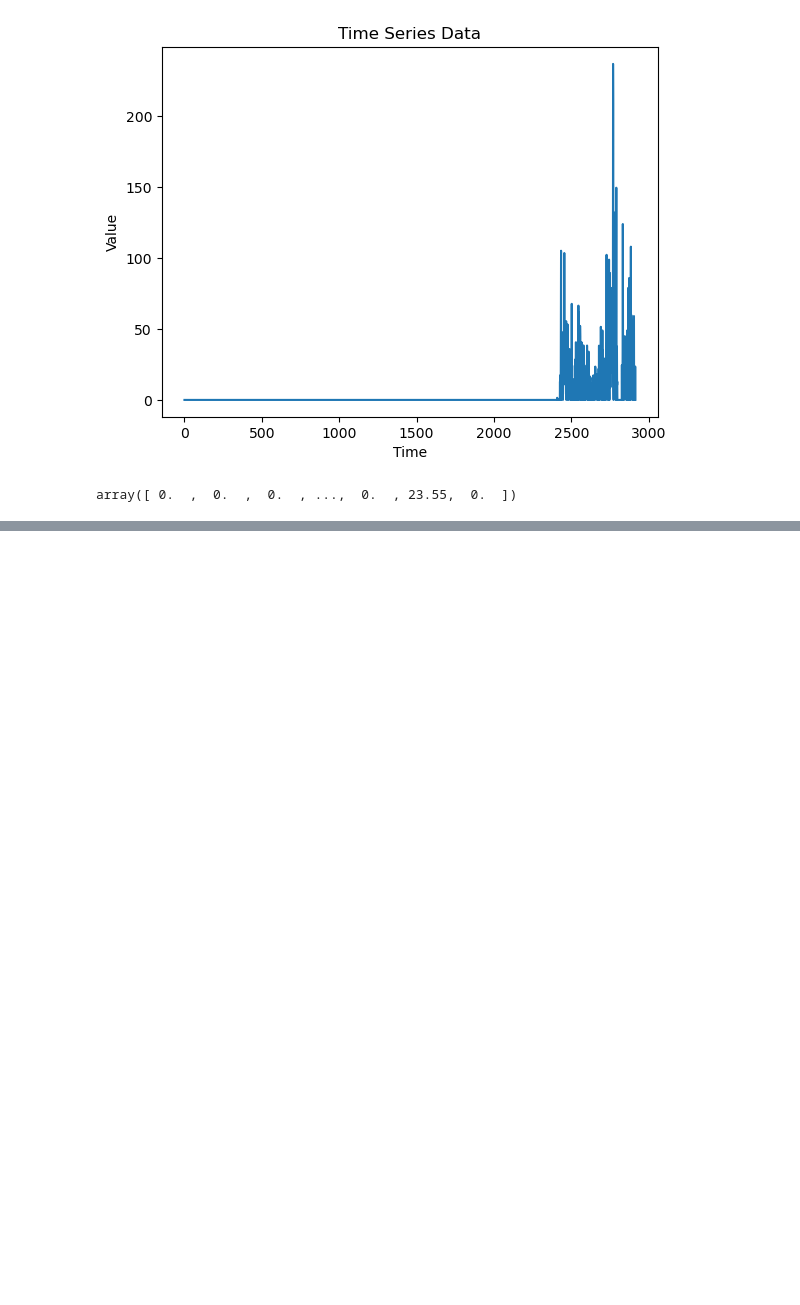
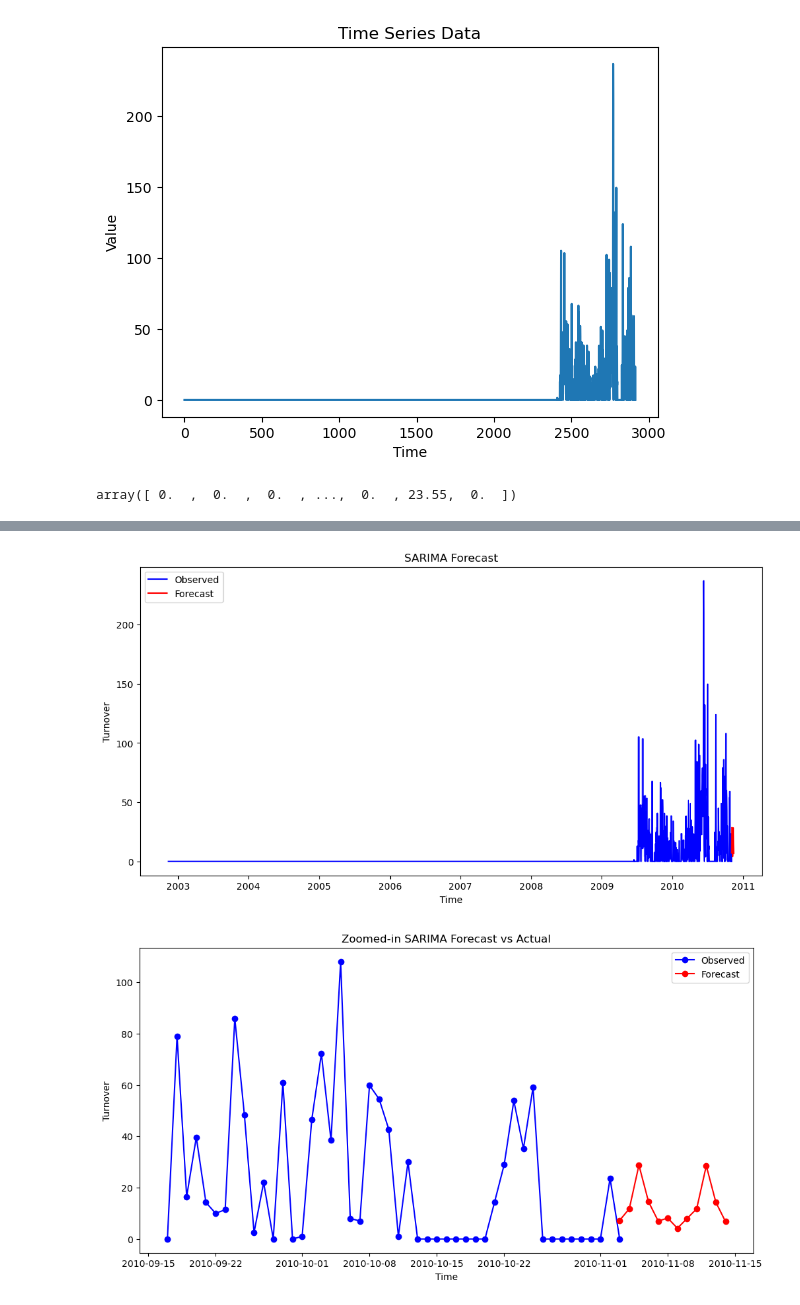
Before and after one commit to ramxbx/GamblingAddictionTimeSeriesPrediction, a Jupyter notebook: DatasetAnalysis.ipynb, the cells around one changed output, grey strips where cells are left out. Drawn from its saved outputs; the diff is of its cells as text; code cells hidden in the pictures; blank space fills up the shorter version.

```diff
--- a/DatasetAnalysis.ipynb
+++ b/DatasetAnalysis.ipynb
@@ -1100,7 +1122,7 @@ is_stationary_df['is_stationary'].value_counts()
 0      8
 Name: is_stationary, dtype: int64
 # %%
-x_single_user_turnover=user_data_3d_timeseries_stationarity_check['Turnover'][user_data_3d_timeseries_stationarity_check.index == 8933678  ]
+x_single_user_turnover=user_data_3d['Turnover'][user_data_3d.index == 8933678  ]
 x_single_user_turnover.describe
 x_single_user_turnover_ravel=x_single_user_turnover.values.ravel()
 x_single_user_turnover_ravel
@@ -1148,0 +1201,49 @@ plt.show()
+# %%
+from statsmodels.tsa.statespace.sarimax import SARIMAX
+from sklearn.preprocessing import MinMaxScaler
+import matplotlib.pyplot as plt
+import pandas as pd
+
+# Create a time index for your data
+time_index = pd.date_range(start=start_date, periods=len(x_single_user_turnover_ravel), freq=frequency)
+
+
+# Scale the data
+scaler = MinMaxScaler(feature_range=(0, 1))
+x_single_user_turnover_ravel_scaled = scaler.fit_transform(x_single_user_turnover_ravel.reshape(-1, 1))
+
+# Define the SARIMA model with seasonal difference and order
+model_sarima_monthly = SARIMAX(x_single_user_turnover_ravel_scaled, order=(1, 1, 1), seasonal_order=(1, 1, 1, 7))
+
+# Fit the model to the training data
+FITmodel_sarima_monthly = model_sarima_monthly.fit()
+
+# Forecast the test series
+FITmodel_sarima_monthly_forecast = FITmodel_sarima_monthly.forecast(steps=12)
+
+# Inverse scale the forecasted values
+FITmodel_sarima_monthly_forecast = scaler.inverse_transform(FITmodel_sarima_monthly_forecast.reshape(-1, 1)).reshape(-1)
+
+# Plot the forecast
+plt.figure(figsize=(12, 6))
+plt.plot(time_index, x_single_user_turnover_ravel, label='Observed', color='blue')
+forecast_dates = pd.date_range(start=time_index[-1], periods=12, freq=frequency)  # Adjust as needed
+plt.plot(forecast_dates, FITmodel_sarima_monthly_forecast, label='Forecast', color='red')
+plt.xlabel('Time')
+plt.ylabel('Turnover')
+plt.legend()
+plt.title('SARIMA Forecast')
+plt.show()
+
+
+plt.figure(figsize=(12, 6))
+plt.plot(time_index[-48:], x_single_user_turnover_ravel[-48:], label='Observed', color='blue', marker='o')
+plt.plot(forecast_dates, FITmodel_sarima_monthly_forecast, label='Forecast', color='red', marker='o')
+plt.xlabel('Time')
+plt.ylabel('Turnover')
+plt.legend()
+plt.title('Zoomed-in SARIMA Forecast vs Actual')
+plt.show()
+# %% [output]
+[figure, added]
+[figure, added]
```
Also changed, not shown: parts of 44 cells of this notebook.
